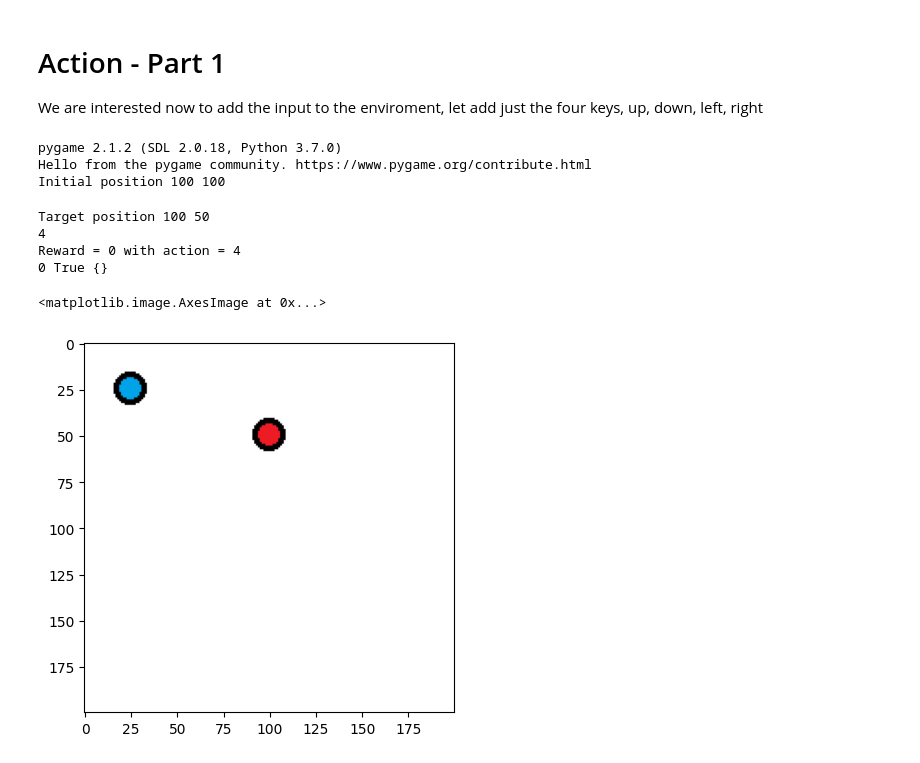
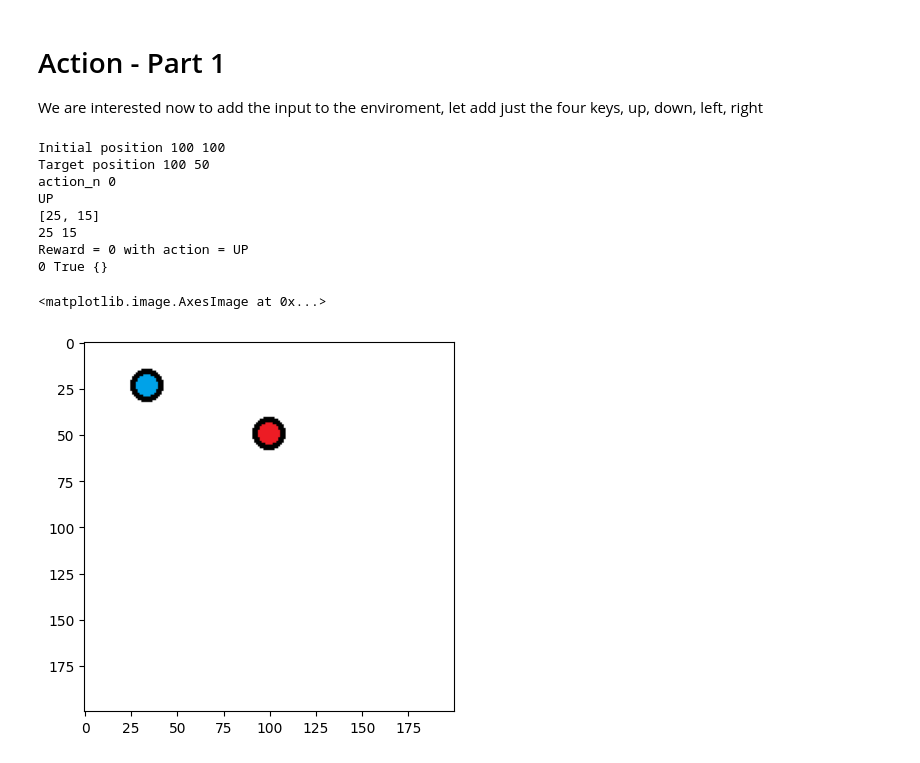
Before and after one commit to ruslanmv/How-to-create-custom-Reinforcement-Learning-environment, a Jupyter notebook: custom_game/gym-basic/1-Load-a-Custom-Gym-Environment.ipynb, the cells around one changed output. Saved outputs shown, nothing was run; the diff lists cells and outputs as text; code cells hidden in the pictures.

```diff
--- a/custom_game/gym-basic/1-Load-a-Custom-Gym-Environment.ipynb
+++ b/custom_game/gym-basic/1-Load-a-Custom-Gym-Environment.ipynb
@@ -495,16 +496,13 @@ position_coordinates=[(50,50),
                       (150,50)]
 
 target_image = pygame.image.load("point_red.png")
-target_rect = target_image.get_rect()
-print('Initial position',100,100)
-target_rect.center = (100, 100)
 
 class BasicEnv5(gym.Env):
     metadata = {'render.modes': ['human']}
 
     def __init__(self):
         # There are two actions, first will get reward of 1, second reward of -1.
-        self.action_space = spaces.Discrete(5)
+        self.action_space = spaces.Discrete(4)
         self.observation_space = spaces.Discrete(2)
 
         # We inizialize the display
@@ -512,7 +510,6 @@ class BasicEnv5(gym.Env):
         self.frame_size_y = 200
         self.game_window = pygame.display.set_mode((self.frame_size_x, self.frame_size_y))
         self.worker_pos=[25,25]
-
 
         #Load images
         self.worker_image = pygame.image.load("point_blue.png")
@@ -522,10 +519,16 @@ class BasicEnv5(gym.Env):
         # Moreover we add a position in the screen display
         self.worker_rect.center = (worker_pos[0], worker_pos[1])
 
+        self.target_image = pygame.image.load("point_red.png")
+        self.target_rect = target_image.get_rect()
+        print('Initial position',100,100)
+        self.target_rect.center = (100, 100)
 
     def step(self, action):
         reward = 0
-        self.worker_pos = env.move(action, self.worker_pos)
+        self.worker_pos = self.move(action, self.worker_pos)
+        if action != None:
+            print(self.worker_pos)
         #reward = self.seat_handler()
         # regardless of the action, game is done after a single step
         done = True
@@ -536,14 +539,11 @@ class BasicEnv5(gym.Env):
         state=img
         return state, reward, done, info
 
-
     def worker_step(self,event):
         '''
         Takes human keyboard event and then returns it as an action string
         '''
-
         action = None
-
         if event.type == pygame.QUIT:
             pygame.quit()
             sys.exit()
@@ -563,20 +563,24 @@ class BasicEnv5(gym.Env):
             # Esc -> Create event to quit the game
             if event.key == pygame.K_ESCAPE:
                 pygame.event.post(pygame.event.Event(pygame.QUIT))
-
         return action
 
     def update_game_state(self):
+
         #We fill the screen to white
         self.game_window.fill(WHITE)
-        self.worker_rect.x=worker_pos[0]
-        self.worker_rect.y=worker_pos[1]
+
+        print(self.worker_pos[0],self.worker_pos[1])
+        self.worker_rect.x=self.worker_pos[0]
+        self.worker_rect.y=self.worker_pos[1]
+
         #Draw rectangles to represent the rect's of each object
-        pygame.draw.rect(self.game_window, (0, 255, 0), target_rect, 1)
-        pygame.draw.rect(self.game_window, (255, 255, 0), worker_rect, 1)
+        pygame.draw.rect(self.game_window, (0, 255, 0), self.target_rect, 1)
+        pygame.draw.rect(self.game_window, (255, 255, 0), self.worker_rect, 1)
+
         #Blit assets
-        self.game_window.blit(target_image, target_rect)
-        self.game_window.blit(worker_image, worker_rect)
+        self.game_window.blit(target_image, self.target_rect)
+        self.game_window.blit(worker_image, self.worker_rect)
 
 
     def get_image_array_from_game(self):
@@ -588,7 +592,7 @@ class BasicEnv5(gym.Env):
     def reset(self):
         target_pos=random.choice(position_coordinates)
         print('Target position',target_pos[0], target_pos[1])
-        target_rect.center = (target_pos[0], target_pos[1])
+        self.target_rect.center = (target_pos[0], target_pos[1])
         state = 0
         return state
 
@@ -597,6 +601,8 @@ class BasicEnv5(gym.Env):
         Changes direction based on action input.
         Updates Office_pos list to reflect direction change.
         '''
+        if not action:
+            return worker_pos
         if action == 'UP':
             worker_pos[1] -= 10
         if action == 'DOWN':
@@ -607,36 +613,41 @@ class BasicEnv5(gym.Env):
             worker_pos[0] += 10
         return worker_pos
 
-
     def render(self, mode='human'):
         if mode == "human":
             display.update()
-
     def close(self):
         pass
-# %% [output]
-pygame 2.1.2 (SDL 2.0.18, Python 3.7.0)
-Hello from the pygame community. https://www.pygame.org/contribute.html
-Initial position 100 100
 # %%
 # method 1 - use local test class
 env = BasicEnv5()
 env.reset()
-action = env.action_space.sample()
+action_n = env.action_space.sample()
+print('action_n',action_n)
+action_key={
+       0:'UP',
+       1:'DOWN',
+       2:'RIGHT',
+       3:'LEFT'}
+action=action_key[action_n]
 print(action)
 state, reward, done, info = env.step(action)
 print("Reward = {} with action = {}".format(reward,action))
 import matplotlib.pyplot as plt
 print(reward, done, info)
 plt.figure()
 plt.imshow(state)
 # %% [output]
+Initial position 100 100
 Target position 100 50
-4
-Reward = 0 with action = 4
+action_n 0
+UP
+[25, 15]
+25 15
+Reward = 0 with action = UP
 0 True {}
 <matplotlib.image.AxesImage at 0x...>
-[figure, old version]
+[figure, new version]
 # %%
 import sys
 env = BasicEnv5()
```
Also changed, not shown: parts of 8 cells of this notebook, 1 other file.
